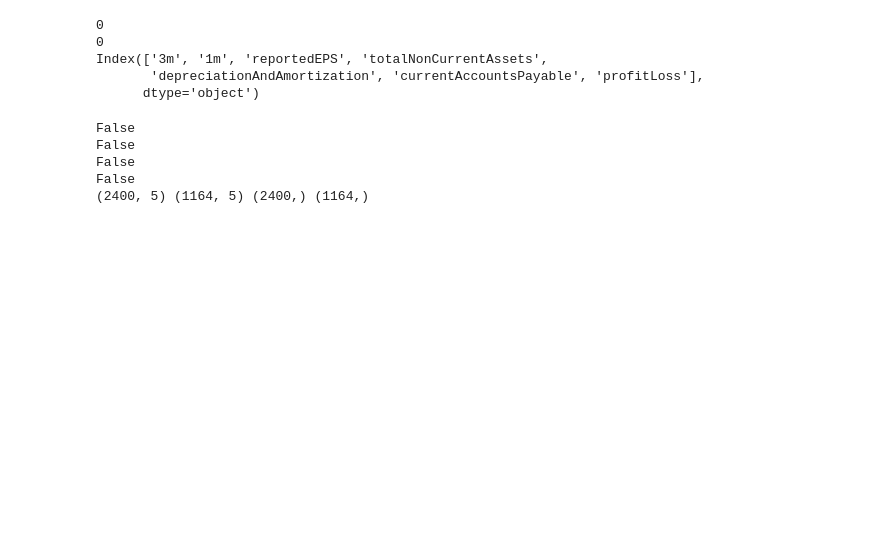
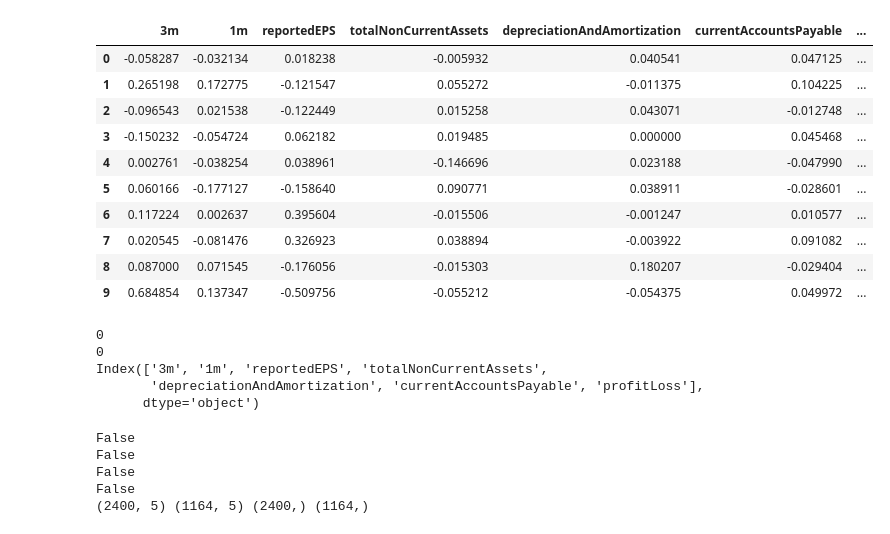
Before and after one commit to samgun-6/Stoink, a Jupyter notebook: src/InitialModel-Eric.ipynb, the cells around one changed output. Drawn from its saved outputs; the diff is of its cells as text; code cells hidden in the pictures; blank space fills up the shorter version.

```diff
--- a/src/InitialModel-Eric.ipynb
+++ b/src/InitialModel-Eric.ipynb
@@ -15,6 +15,21 @@ from tensorflow.keras.models import Sequential
 # %%
 # Loading the data from CSV into panadas dataframe
 df = pd.read_csv (r'..\data\topFiveFeats211207.csv', sep=',')
+
+df = df.sample(frac=1).reset_index(drop=True)
+df.head(10)
+# %% [output]
+|  | 3m | 1m | reportedEPS | totalNonCurrentAssets | depreciationAndAmortization | currentAccountsPayable | ... |
+| 0 | -0.058287 | -0.032134 | 0.018238 | -0.005932 | 0.040541 | 0.047125 | ... |
+| 1 | 0.265198 | 0.172775 | -0.121547 | 0.055272 | -0.011375 | 0.104225 | ... |
+| 2 | -0.096543 | 0.021538 | -0.122449 | 0.015258 | 0.043071 | -0.012748 | ... |
+| 3 | -0.150232 | -0.054724 | 0.062182 | 0.019485 | 0.000000 | 0.045468 | ... |
+| 4 | 0.002761 | -0.038254 | 0.038961 | -0.146696 | 0.023188 | -0.047990 | ... |
+| 5 | 0.060166 | -0.177127 | -0.158640 | 0.090771 | 0.038911 | -0.028601 | ... |
+| 6 | 0.117224 | 0.002637 | 0.395604 | -0.015506 | -0.001247 | 0.010577 | ... |
+| 7 | 0.020545 | -0.081476 | 0.326923 | 0.038894 | -0.003922 | 0.091082 | ... |
+| 8 | 0.087000 | 0.071545 | -0.176056 | -0.015303 | 0.180207 | -0.029404 | ... |
+| 9 | 0.684854 | 0.137347 | -0.509756 | -0.055212 | -0.054375 | 0.049972 | ... |
 # %%
 # Making the toy model with tensorflow
 model = tf.keras.models.Sequential()
```
Also changed, not shown: parts of 6 cells of this notebook, 1 other file.
